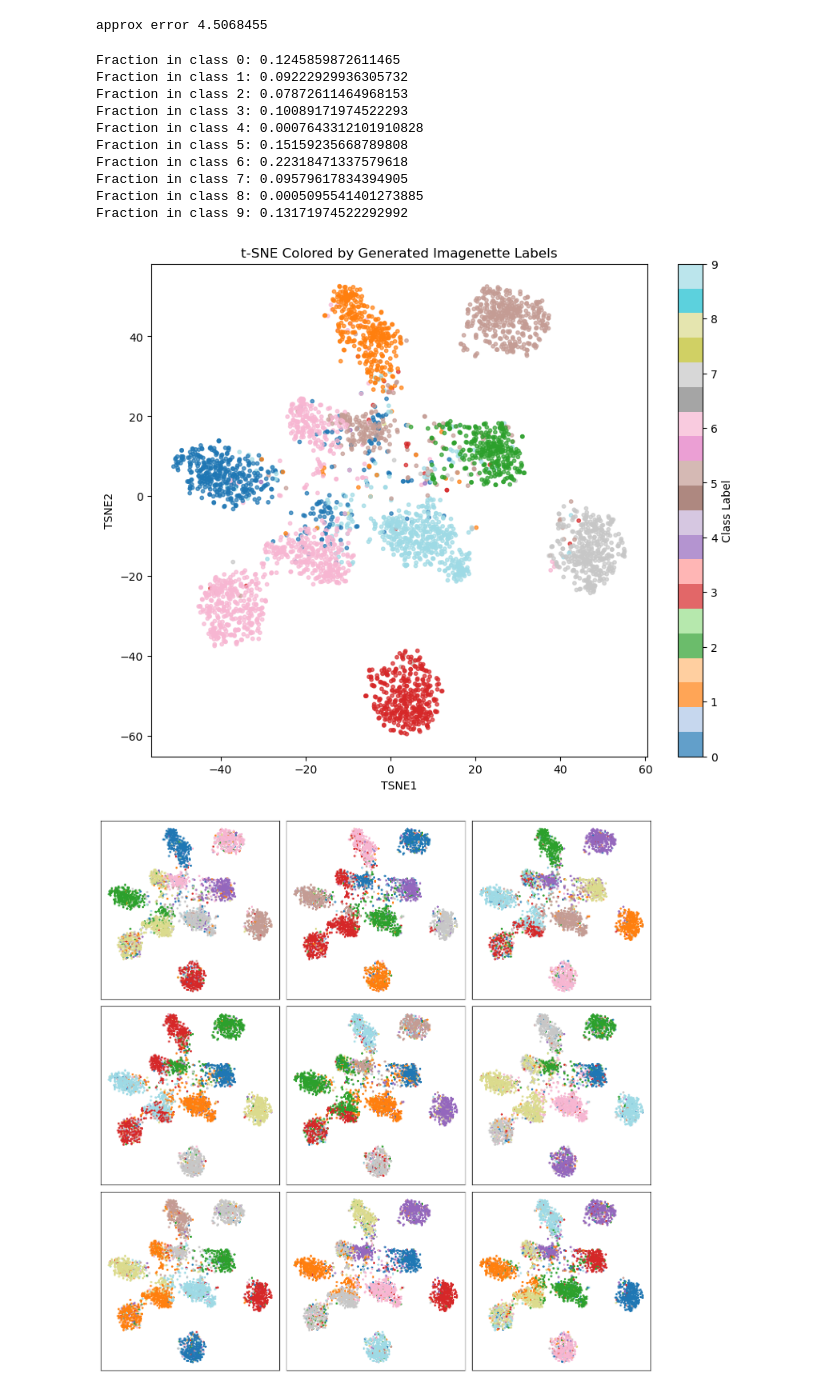
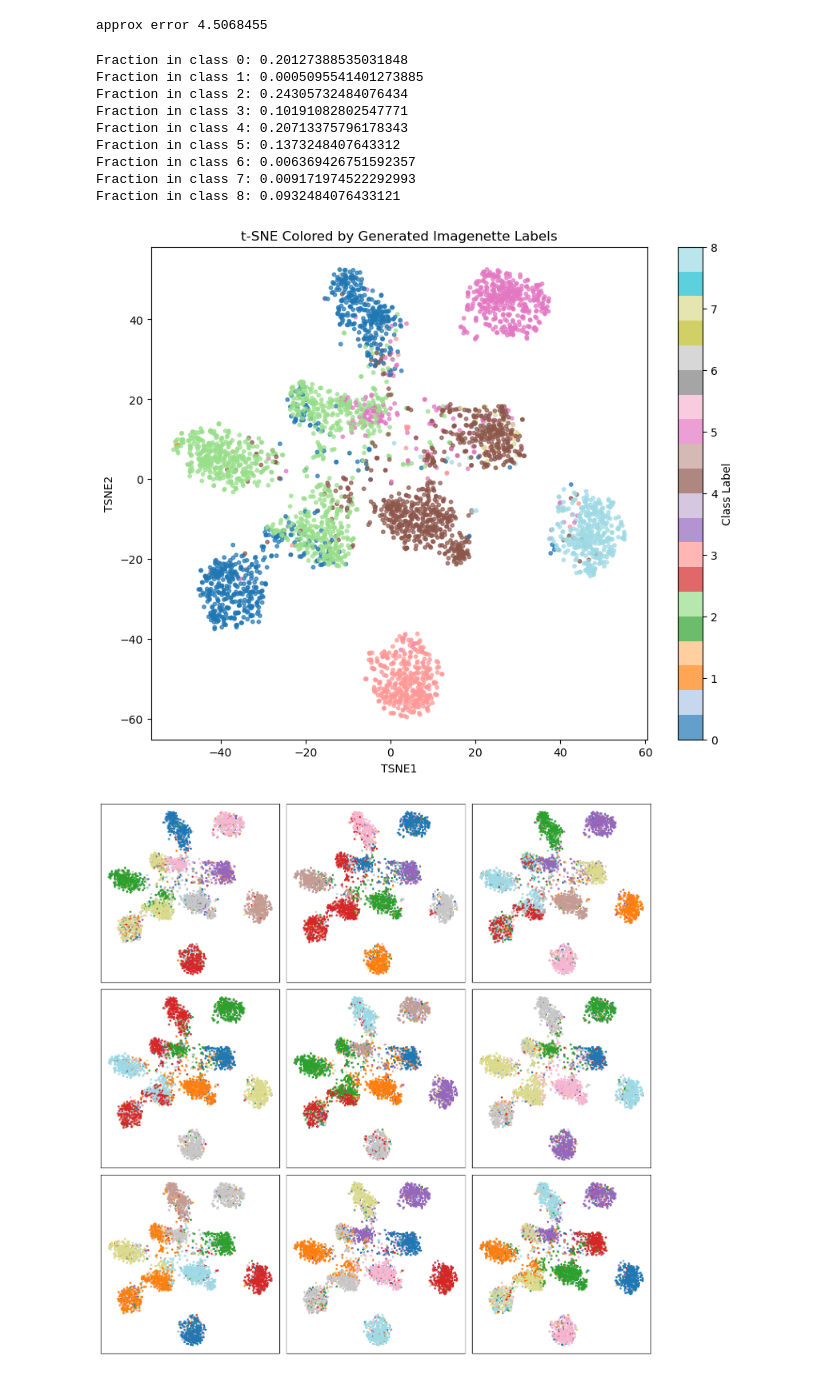
Before and after one commit to niketp03/BirthOfSSL, a Jupyter notebook: imagenette_experiments/generate_imagenette_labelings2.ipynb, the cells around one changed output. Drawn from its saved outputs; the diff is of its cells as text; code cells hidden in the pictures.

```diff
--- a/imagenette_experiments/generate_imagenette_labelings2.ipynb
+++ b/imagenette_experiments/generate_imagenette_labelings2.ipynb
@@ -161,45 +169,44 @@ def lowrank_prefix_sampler_multiclass(B, T=1.0, q=5, seed=None):
         h = beta * (B[i] @ U)        # shape (q,)
 
         # softmax to get conditional probabilities  P(y_i=c | prefix)
         h -= h.max()                 # numerical stabilisation
         p = np.exp(h)
         p /= p.sum()
 
         # sample the class
         c = np.random.choice(q, p=p)
         labels[i] = c
 
         # update the prefix accumulator for the chosen class
         U[:, c] += B[i]
 
     return labels
 
-labels_final = lowrank_prefix_sampler_multiclass(centre_kernel(B), T=.1, q =10)
+labels_final = lowrank_prefix_sampler_multiclass(centre_kernel(emb_np), T=.1, q =10)
 
 num_classes = labels_final.max() + 1
 for c in range(num_classes):
     print(f"Fraction in class {c}:", (labels_final == c).mean())
 
 plt.figure(figsize=(10, 8))
 plt.scatter(emb_2d[:, 0], emb_2d[:, 1],
             c=labels_final, cmap = "tab20", s=10, alpha=0.7)
 plt.colorbar(label='Class Label')
 plt.title("t-SNE Colored by Generated Imagenette Labels")
 plt.xlabel("TSNE1")
 plt.ylabel("TSNE2")
 plt.show()
 # %% [output]
-Fraction in class 0: 0.1245859872611465
-Fraction in class 1: 0.09222929936305732
-Fraction in class 2: 0.07872611464968153
-Fraction in class 3: 0.10089171974522293
-Fraction in class 4: 0.0007643312101910828
-Fraction in class 5: 0.15159235668789808
-Fraction in class 6: 0.22318471337579618
-Fraction in class 7: 0.09579617834394905
-Fraction in class 8: 0.0005095541401273885
-Fraction in class 9: 0.13171974522292992
+Fraction in class 0: 0.20127388535031848
+Fraction in class 1: 0.0005095541401273885
+Fraction in class 2: 0.24305732484076434
+Fraction in class 3: 0.10191082802547771
+Fraction in class 4: 0.20713375796178343
+Fraction in class 5: 0.1373248407643312
+Fraction in class 6: 0.006369426751592357
+Fraction in class 7: 0.009171974522292993
+Fraction in class 8: 0.0932484076433121
-[figure, old version]
+[figure, new version]
 # %%
 import math
 
```
Also changed, not shown: parts of 2 cells of this notebook, 9 other files.
